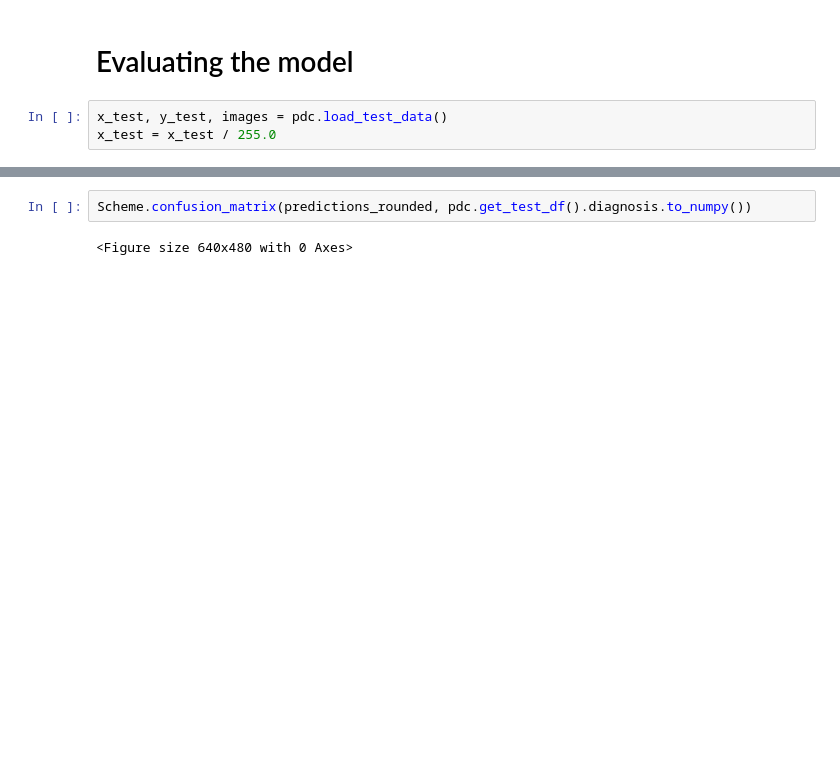
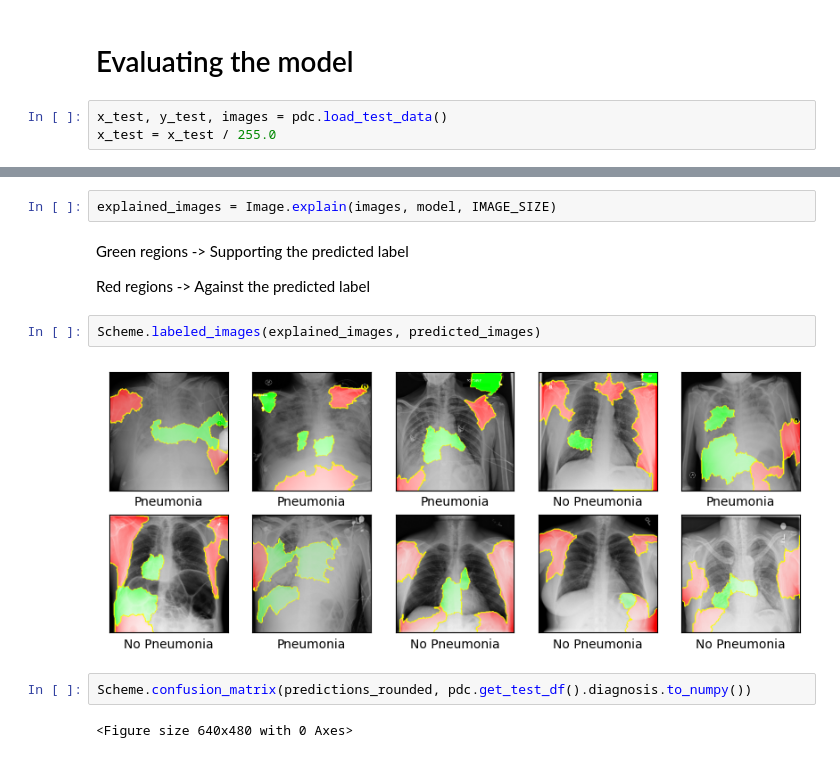
Before and after one commit to danifarre/pneumonia-detection, a Jupyter notebook: notebooks/lab1/stage2/pdc_2_2.ipynb, the cells around one changed output, grey strips where cells are left out. Saved outputs shown, nothing was run; the diff lists cells and outputs as text; blank space fills up the shorter version.

```diff
--- a/notebooks/lab1/stage2/pdc_2_2.ipynb
+++ b/notebooks/lab1/stage2/pdc_2_2.ipynb
@@ -166,3 +170,13 @@ predictions_rounded = np.round(predictions).astype(int)
+# %%
+explained_images = Image.explain(images, model, IMAGE_SIZE)
+# %% [markdown]
+Green regions -> Supporting the predicted label
+
+Red regions -> Against the predicted label
+# %%
+Scheme.labeled_images(explained_images, predicted_images)
+# %% [output]
+[figure, added]
 # %%
 Scheme.confusion_matrix(predictions_rounded, pdc.get_test_df().diagnosis.to_numpy())
 # %% [output]
```
Also changed, not shown: parts of 11 cells of this notebook, 19 other files.
